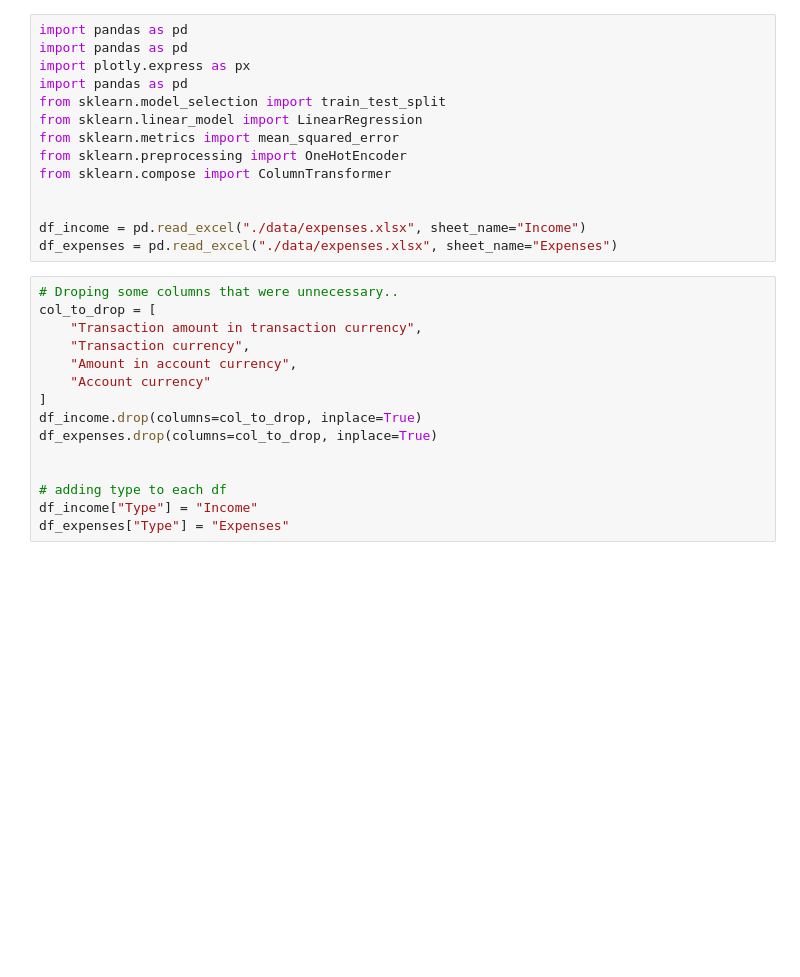
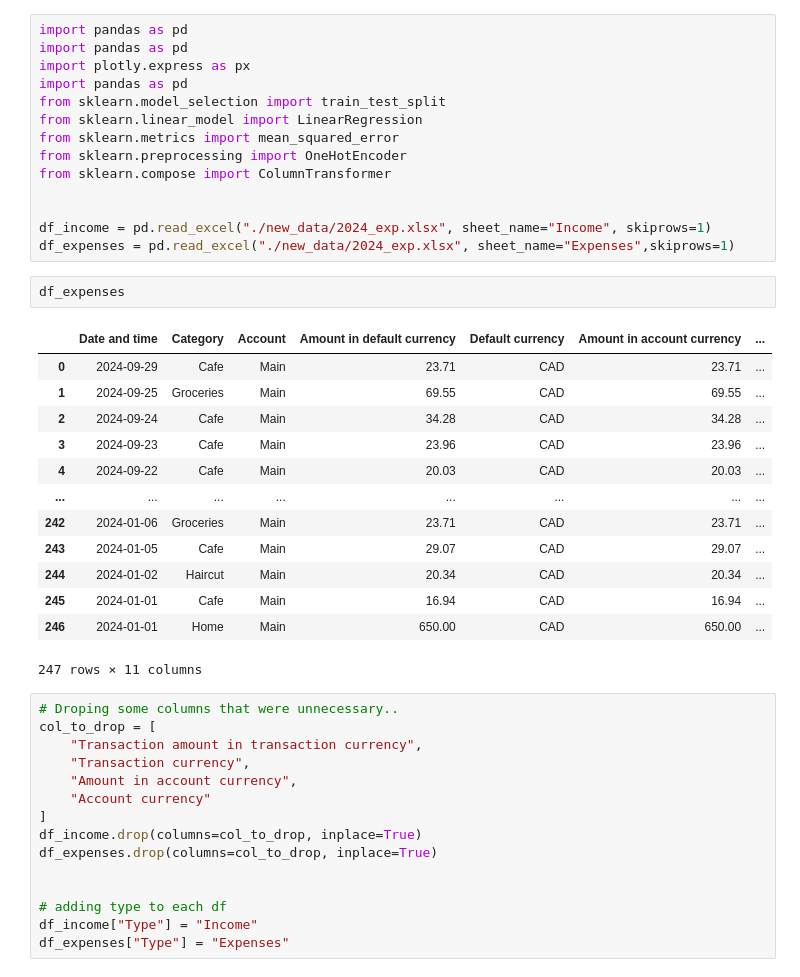
Before and after one commit to sudhanshrestha/ChatFinancial, a Jupyter notebook: financial_anlysis.ipynb, the cells around one changed output. Cells and saved outputs as stored; diff of their text form; blank space fills up the shorter version.

```diff
--- a/financial_anlysis.ipynb
+++ b/financial_anlysis.ipynb
@@ -10,8 +10,24 @@ from sklearn.preprocessing import OneHotEncoder
 from sklearn.compose import ColumnTransformer
 
 
-df_income = pd.read_excel("./data/expenses.xlsx", sheet_name="Income")
-df_expenses = pd.read_excel("./data/expenses.xlsx", sheet_name="Expenses")
+df_income = pd.read_excel("./new_data/2024_exp.xlsx", sheet_name="Income", skiprows=1)
+df_expenses = pd.read_excel("./new_data/2024_exp.xlsx", sheet_name="Expenses",skiprows=1)
+# %%
+df_expenses
+# %% [output]
+|  | Date and time | Category | Account | Amount in default currency | Default currency | Amount in account currency | ... |
+| 0 | 2024-09-29 | Cafe | Main | 23.71 | CAD | 23.71 | ... |
+| 1 | 2024-09-25 | Groceries | Main | 69.55 | CAD | 69.55 | ... |
+| 2 | 2024-09-24 | Cafe | Main | 34.28 | CAD | 34.28 | ... |
+| 3 | 2024-09-23 | Cafe | Main | 23.96 | CAD | 23.96 | ... |
+| 4 | 2024-09-22 | Cafe | Main | 20.03 | CAD | 20.03 | ... |
+| ... | ... | ... | ... | ... | ... | ... | ... |
+| 242 | 2024-01-06 | Groceries | Main | 23.71 | CAD | 23.71 | ... |
+| 243 | 2024-01-05 | Cafe | Main | 29.07 | CAD | 29.07 | ... |
+| 244 | 2024-01-02 | Haircut | Main | 20.34 | CAD | 20.34 | ... |
+| 245 | 2024-01-01 | Cafe | Main | 16.94 | CAD | 16.94 | ... |
+| 246 | 2024-01-01 | Home | Main | 650.00 | CAD | 650.00 | ... |
+247 rows × 11 columns
 # %%
 # Droping some columns that were unnecessary..
 col_to_drop = [
```
Also changed, not shown: parts of 2 cells of this notebook, 3 other files.
